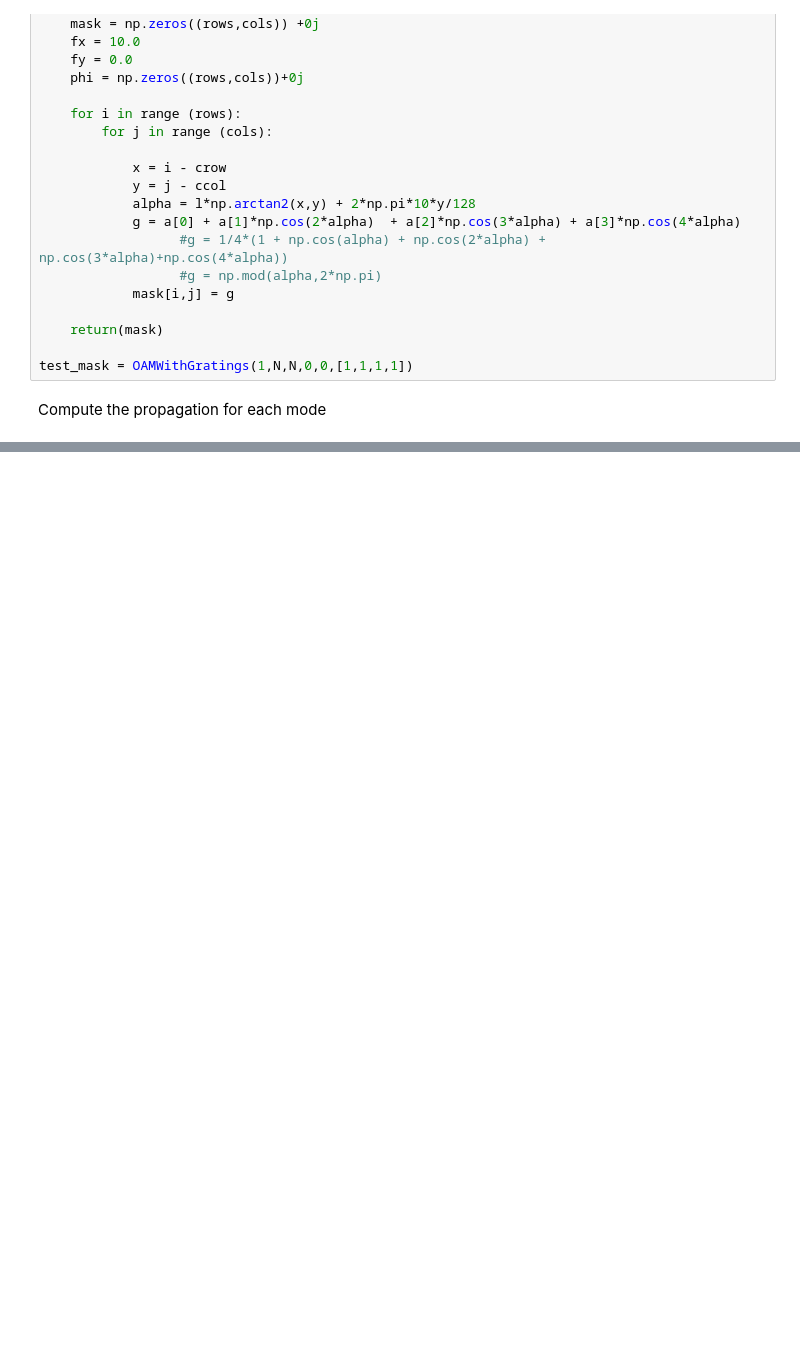
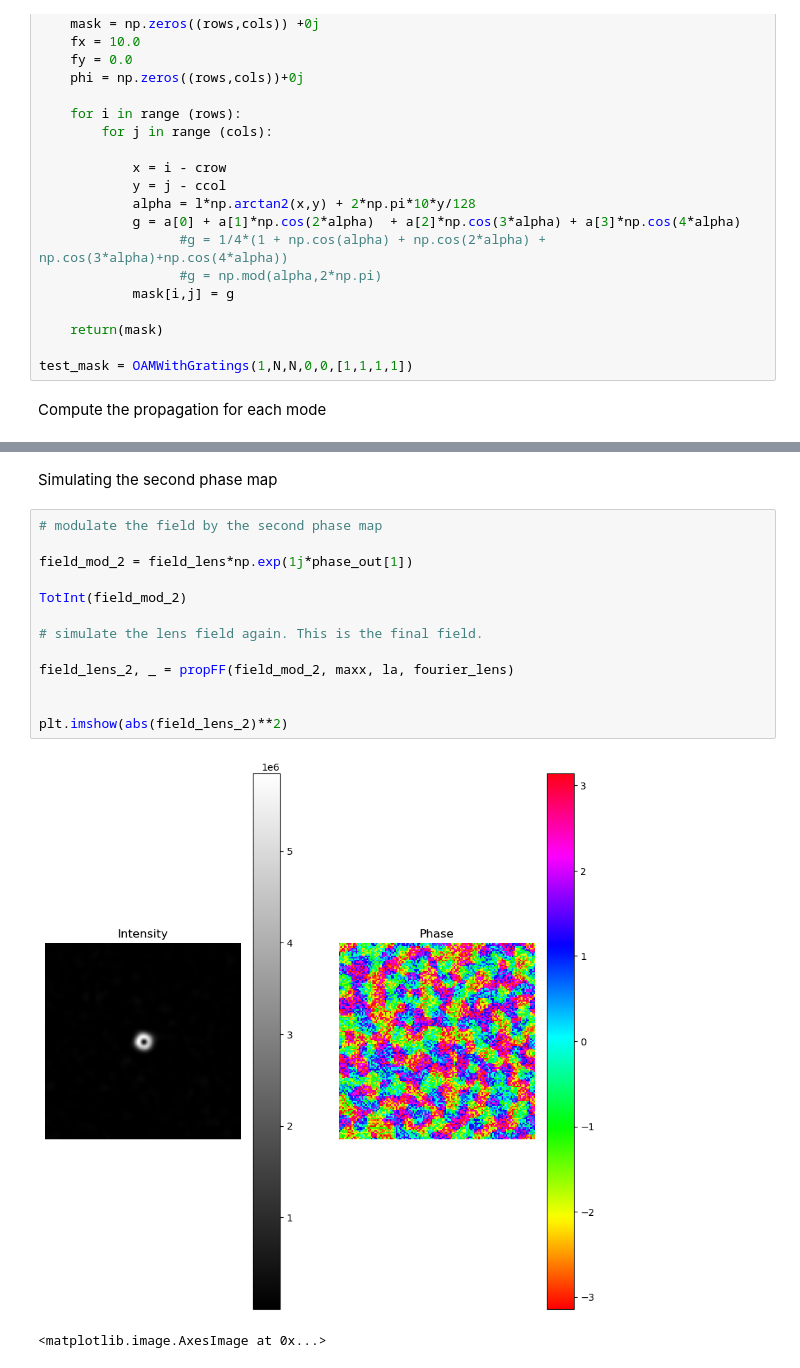
Before and after one commit to TareqJ1000/KnotSorter, a Jupyter notebook: PhaseAnalyzer.ipynb, the cells around one changed output, grey strips where cells are left out. Drawn from its saved outputs; the diff is of its cells as text; blank space fills up the shorter version.

```diff
--- a/PhaseAnalyzer.ipynb
+++ b/PhaseAnalyzer.ipynb
@@ -223,0 +209,18 @@ plt.imshow(final_field_int)
+# %% [markdown]
+Simulating the second phase map
+# %%
+# modulate the field by the second phase map
+
+field_mod_2 = field_lens*np.exp(1j*phase_out[1])
+
+TotInt(field_mod_2)
+
+# simulate the lens field again. This is the final field.
+
+field_lens_2, _ = propFF(field_mod_2, maxx, la, fourier_lens)
+
+
+plt.imshow(abs(field_lens_2)**2)
+# %% [output]
+[figure, added]
+<matplotlib.image.AxesImage at 0x...>
```
Also changed, not shown: parts of 8 cells of this notebook, 15 other files.
